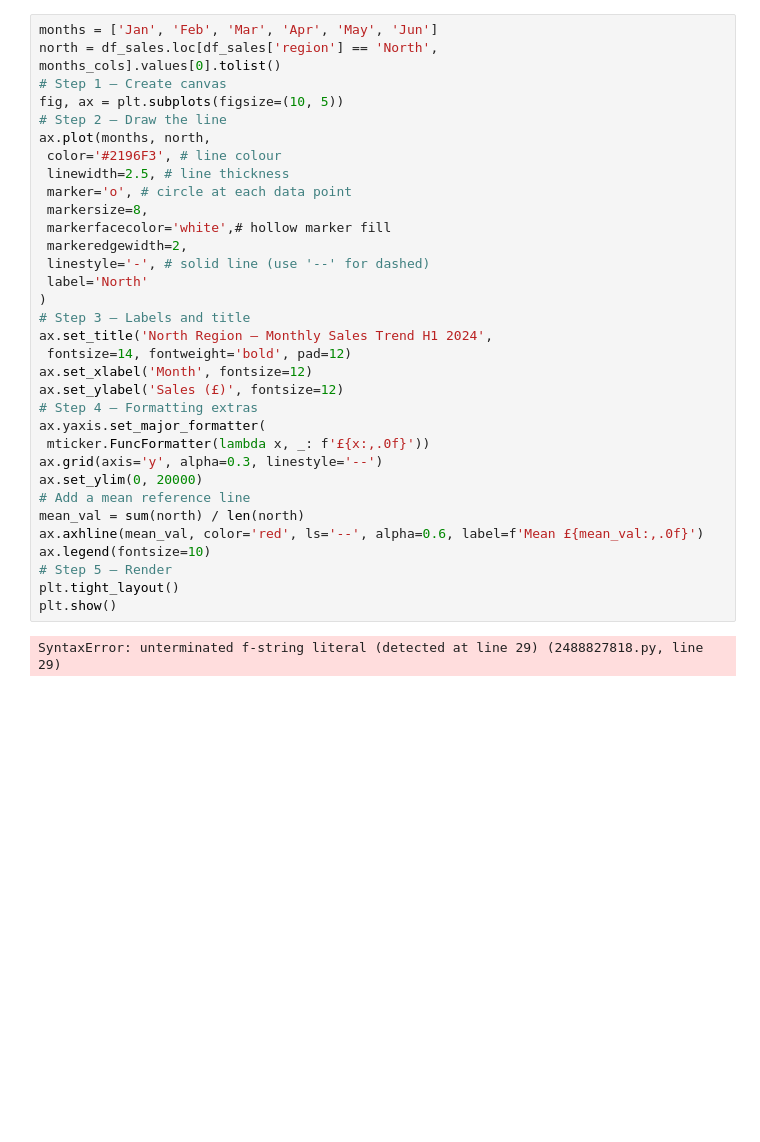
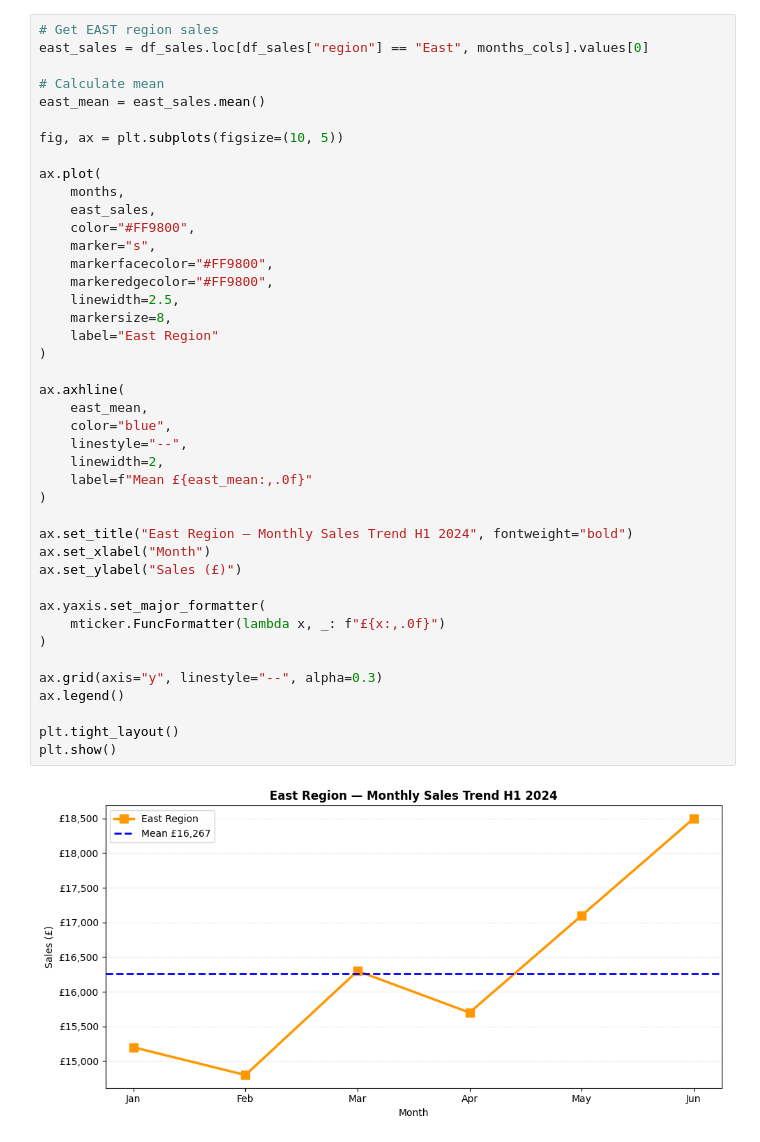
Before and after one commit to PGHollo/DataAnalytics-2026, a Jupyter notebook: week-07/Class Exercises/DA_Guide_7_5.ipynb, the cells around one changed output. Cells and saved outputs as stored; diff of their text form; blank space fills up the shorter version.

```diff
--- a/week-07/Class Exercises/DA_Guide_7_5.ipynb
+++ b/week-07/Class Exercises/DA_Guide_7_5.ipynb
@@ -24,38 +30,46 @@ print(df_sales)
 3     West   8700   9200  10100   9600  10400  11000        59000
 4  Central  11300  12100  13400  12800  14200  15600        79400
 # %%
-months = ['Jan', 'Feb', 'Mar', 'Apr', 'May', 'Jun']
-north = df_sales.loc[df_sales['region'] == 'North',
-months_cols].values[0].tolist()
-# Step 1 — Create canvas
+# Get EAST region sales
+east_sales = df_sales.loc[df_sales["region"] == "East", months_cols].values[0]
+
+# Calculate mean
+east_mean = east_sales.mean()
+
 fig, ax = plt.subplots(figsize=(10, 5))
-# Step 2 — Draw the line
-ax.plot(months, north,
- color='#2196F3', # line colour
- linewidth=2.5, # line thickness
- marker='o', # circle at each data point
- markersize=8,
- markerfacecolor='white',# hollow marker fill
- markeredgewidth=2,
- linestyle='-', # solid line (use '--' for dashed)
- label='North'
+
+ax.plot(
+    months,
+    east_sales,
+    color="#FF9800",
+    marker="s",
+    markerfacecolor="#FF9800",
+    markeredgecolor="#FF9800",
+    linewidth=2.5,
+    markersize=8,
+    label="East Region"
 )
-# Step 3 — Labels and title
-ax.set_title('North Region — Monthly Sales Trend H1 2024',
- fontsize=14, fontweight='bold', pad=12)
-ax.set_xlabel('Month', fontsize=12)
-ax.set_ylabel('Sales (£)', fontsize=12)
-# Step 4 — Formatting extras
+
+ax.axhline(
+    east_mean,
+    color="blue",
+    linestyle="--",
+    linewidth=2,
+    label=f"Mean £{east_mean:,.0f}"
+)
+
+ax.set_title("East Region — Monthly Sales Trend H1 2024", fontweight="bold")
+ax.set_xlabel("Month")
+ax.set_ylabel("Sales (£)")
+
 ax.yaxis.set_major_formatter(
- mticker.FuncFormatter(lambda x, _: f'£{x:,.0f}'))
-ax.grid(axis='y', alpha=0.3, linestyle='--')
-ax.set_ylim(0, 20000)
-# Add a mean reference line
-mean_val = sum(north) / len(north)
-ax.axhline(mean_val, color='red', ls='--', alpha=0.6, label=f'Mean £{mean_val:,.0f}')
-ax.legend(fontsize=10)
-# Step 5 — Render
+    mticker.FuncFormatter(lambda x, _: f"£{x:,.0f}")
+)
+
+ax.grid(axis="y", linestyle="--", alpha=0.3)
+ax.legend()
+
 plt.tight_layout()
 plt.show()
 # %% [output]
-SyntaxError: unterminated f-string literal (detected at line 29) (2488827818.py, line 29)
+[figure, added]
```
Also changed, not shown: parts of 7 cells of this notebook.
